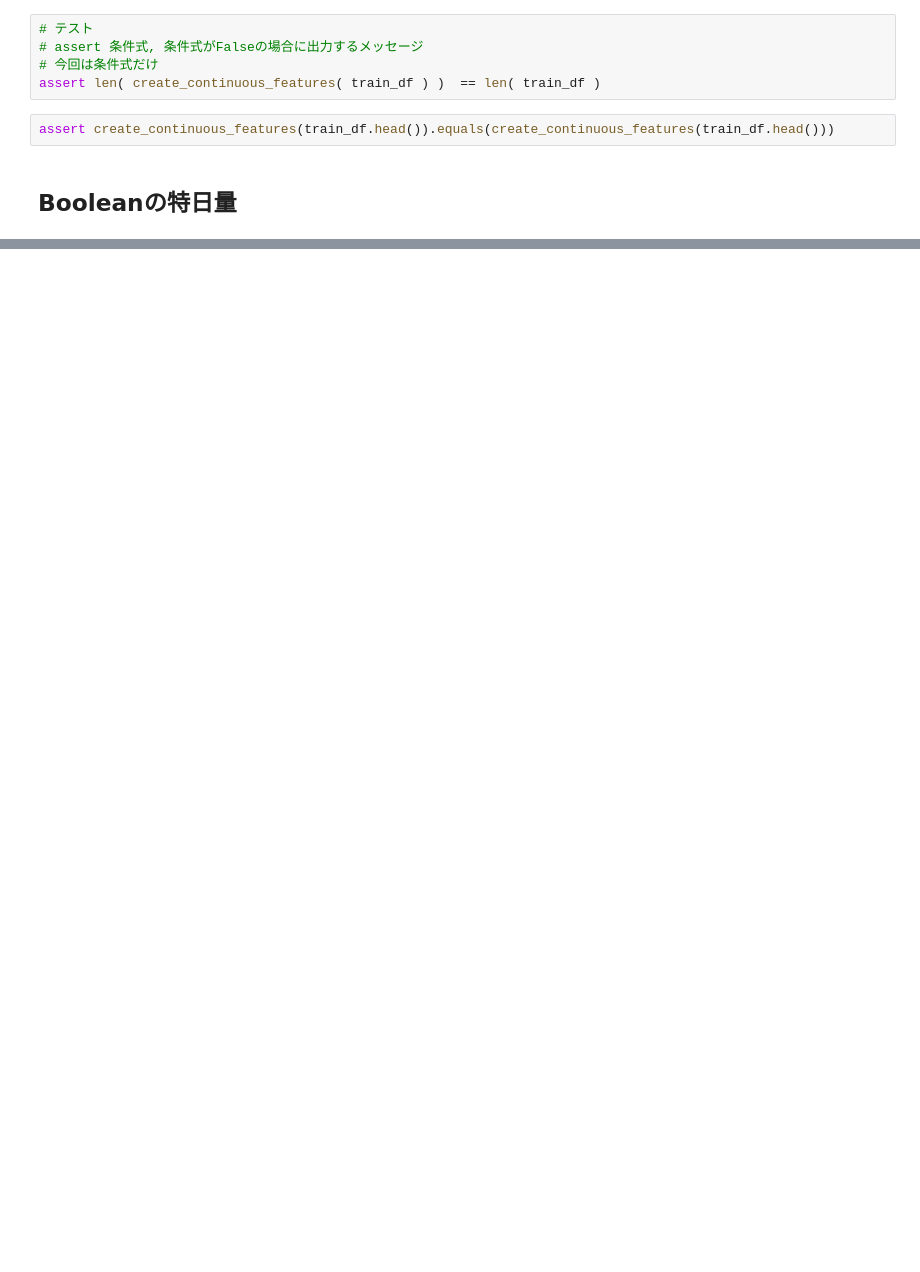
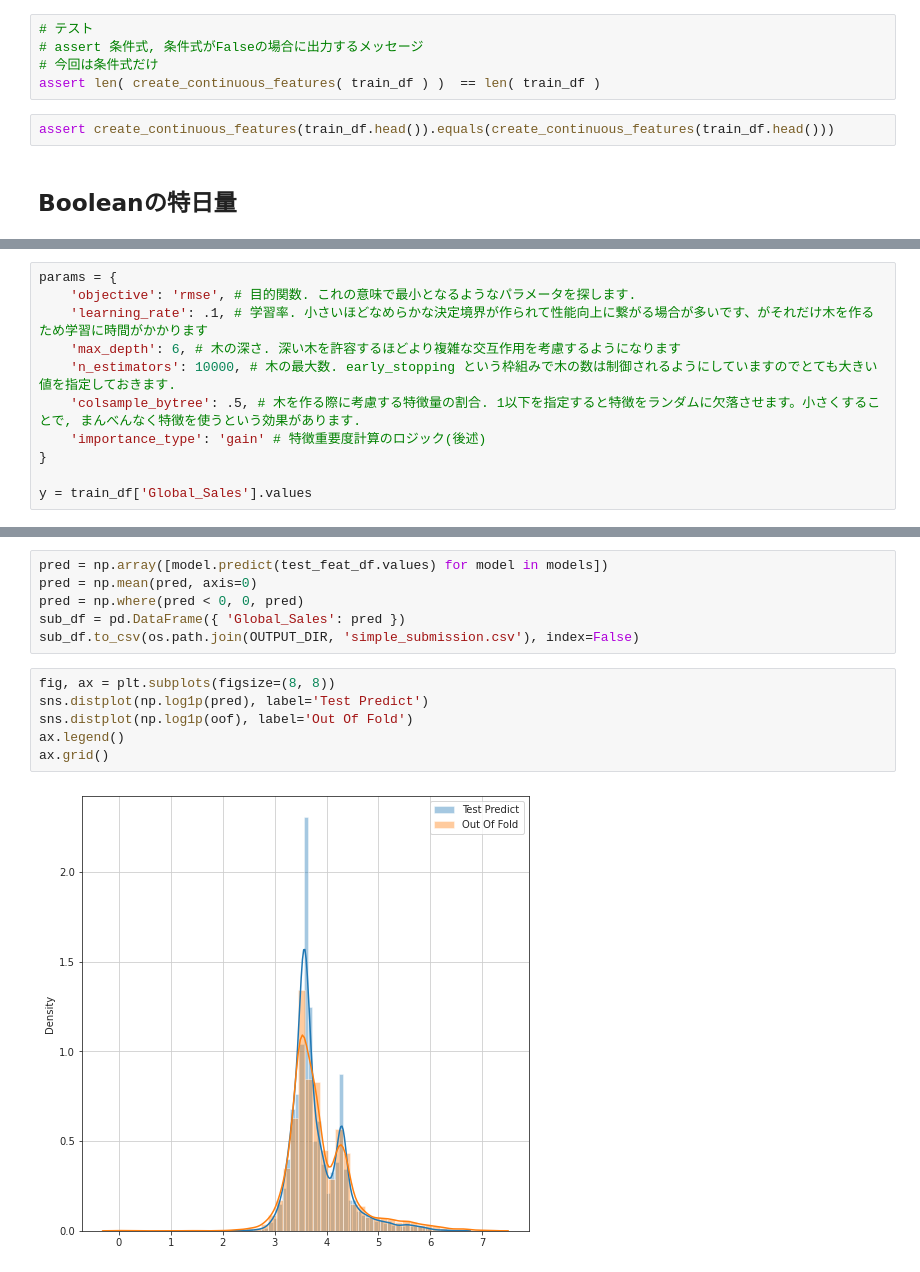
Before and after one commit to yosuke7040/atmacup8, a Jupyter notebook: 講座_1_データを眺めて_submission_をする.ipynb, the cells around one changed output, grey strips where cells are left out. Drawn from its saved outputs; the diff is of its cells as text; blank space fills up the shorter version.

```diff
--- a/講座_1_データを眺めて_submission_をする.ipynb
+++ b/講座_1_データを眺めて_submission_をする.ipynb
@@ -152,0 +255,11 @@ NameError: ignored
+# %%
+params = {
+    'objective': 'rmse', # 目的関数. これの意味で最小となるようなパラメータを探します.
+    'learning_rate': .1, # 学習率. 小さいほどなめらかな決定境界が作られて性能向上に繋がる場合が多いです、がそれだけ木を作るため学習に時間がかかります
+    'max_depth': 6, # 木の深さ. 深い木を許容するほどより複雑な交互作用を考慮するようになります
+    'n_estimators': 10000, # 木の最大数. early_stopping という枠組みで木の数は制御されるようにしていますのでとても大きい値を指定しておきます.
+    'colsample_bytree': .5, # 木を作る際に考慮する特徴量の割合. 1以下を指定すると特徴をランダムに欠落させます。小さくすることで, まんべんなく特徴を使うという効果があります.
+    'importance_type': 'gain' # 特徴重要度計算のロジック(後述)
+}
+
+y = train_df['Global_Sales'].values
@@ -152,0 +326,14 @@ NameError: ignored
+# %%
+pred = np.array([model.predict(test_feat_df.values) for model in models])
+pred = np.mean(pred, axis=0)
+pred = np.where(pred < 0, 0, pred)
+sub_df = pd.DataFrame({ 'Global_Sales': pred })
+sub_df.to_csv(os.path.join(OUTPUT_DIR, 'simple_submission.csv'), index=False)
+# %%
+fig, ax = plt.subplots(figsize=(8, 8))
+sns.distplot(np.log1p(pred), label='Test Predict')
+sns.distplot(np.log1p(oof), label='Out Of Fold')
+ax.legend()
+ax.grid()
+# %% [output]
+[figure, added]
```
Also changed, not shown: parts of 19 cells of this notebook.
